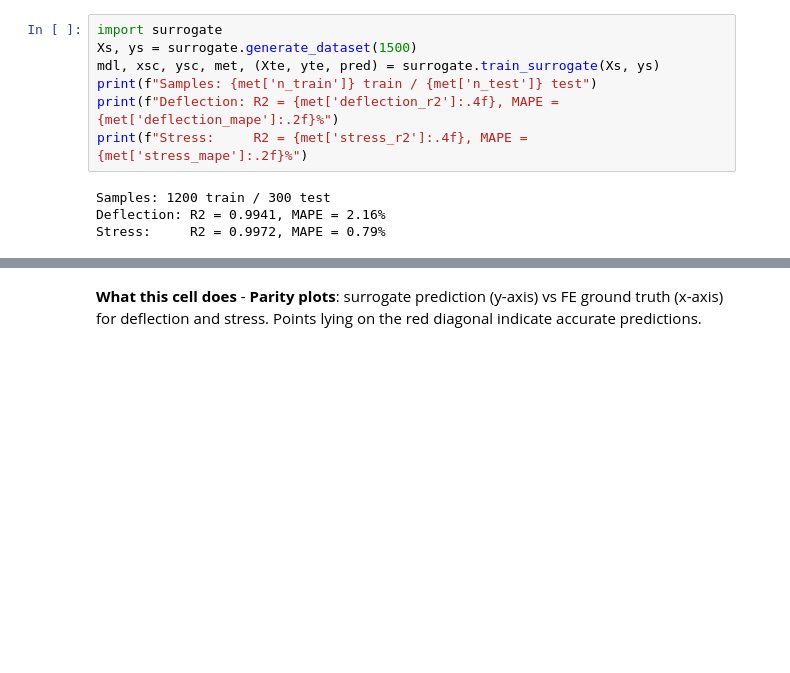
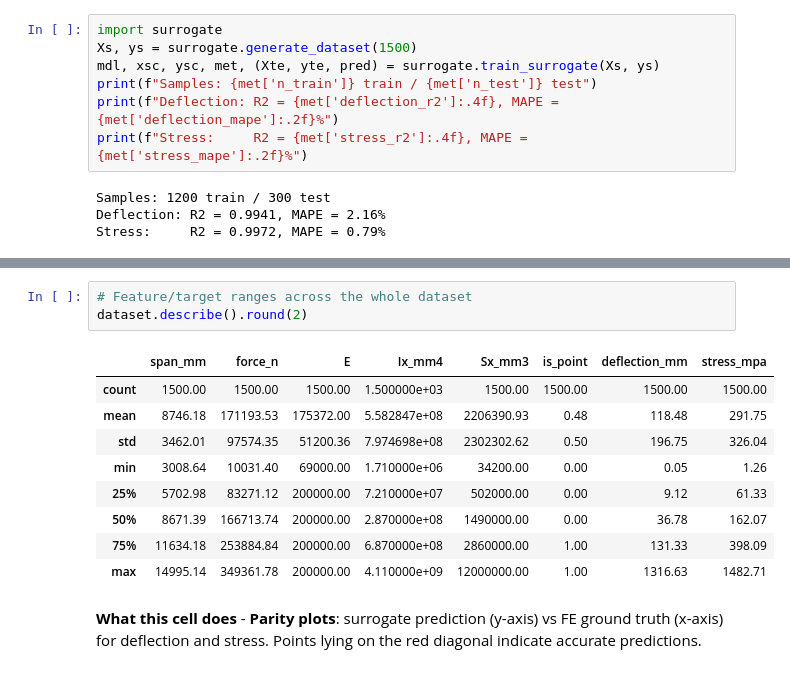
Before and after one commit to Qyuzet/structron-ai, a Jupyter notebook: python/Structron.ipynb, the cells around one changed output, grey strips where cells are left out. Drawn from its saved outputs; the diff is of its cells as text; blank space fills up the shorter version.

```diff
--- a/python/Structron.ipynb
+++ b/python/Structron.ipynb
@@ -313,3 +344,16 @@ Stress:     R2 = 0.9972, MAPE = 0.79%
+# %%
+# Feature/target ranges across the whole dataset
+dataset.describe().round(2)
+# %% [output]
+|  | span_mm | force_n | E | Ix_mm4 | Sx_mm3 | is_point | deflection_mm | stress_mpa |
+| count | 1500.00 | 1500.00 | 1500.00 | 1.500000e+03 | 1500.00 | 1500.00 | 1500.00 | 1500.00 |
+| mean | 8746.18 | 171193.53 | 175372.00 | 5.582847e+08 | 2206390.93 | 0.48 | 118.48 | 291.75 |
+| std | 3462.01 | 97574.35 | 51200.36 | 7.974698e+08 | 2302302.62 | 0.50 | 196.75 | 326.04 |
+| min | 3008.64 | 10031.40 | 69000.00 | 1.710000e+06 | 34200.00 | 0.00 | 0.05 | 1.26 |
+| 25% | 5702.98 | 83271.12 | 200000.00 | 7.210000e+07 | 502000.00 | 0.00 | 9.12 | 61.33 |
+| 50% | 8671.39 | 166713.74 | 200000.00 | 2.870000e+08 | 1490000.00 | 0.00 | 36.78 | 162.07 |
+| 75% | 11634.18 | 253884.84 | 200000.00 | 6.870000e+08 | 2860000.00 | 1.00 | 131.33 | 398.09 |
+| max | 14995.14 | 349361.78 | 200000.00 | 4.110000e+09 | 12000000.00 | 1.00 | 1316.63 | 1482.71 |
 # %% [markdown]
 **What this cell does** - **Parity plots**: surrogate prediction (y-axis) vs FE ground truth (x-axis) for deflection and stress. Points lying on the red diagonal indicate accurate predictions.
 # %%
```
Also changed, not shown: parts of 4 cells of this notebook, 1 other file.
